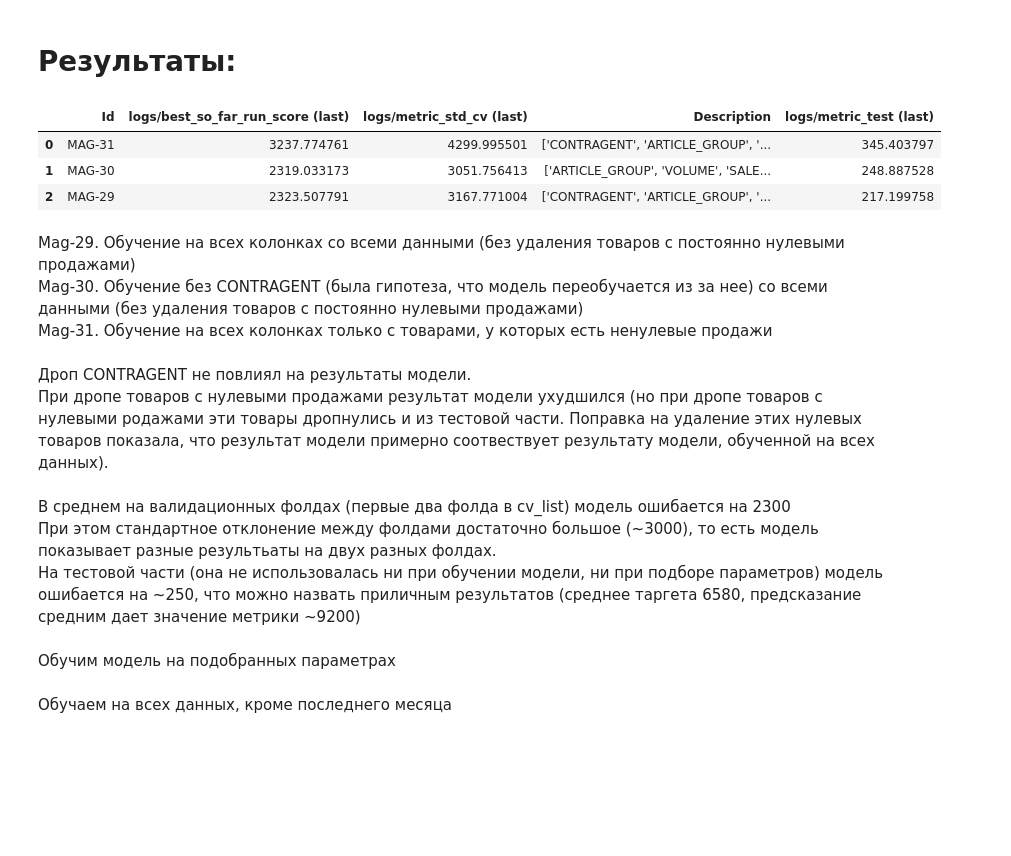
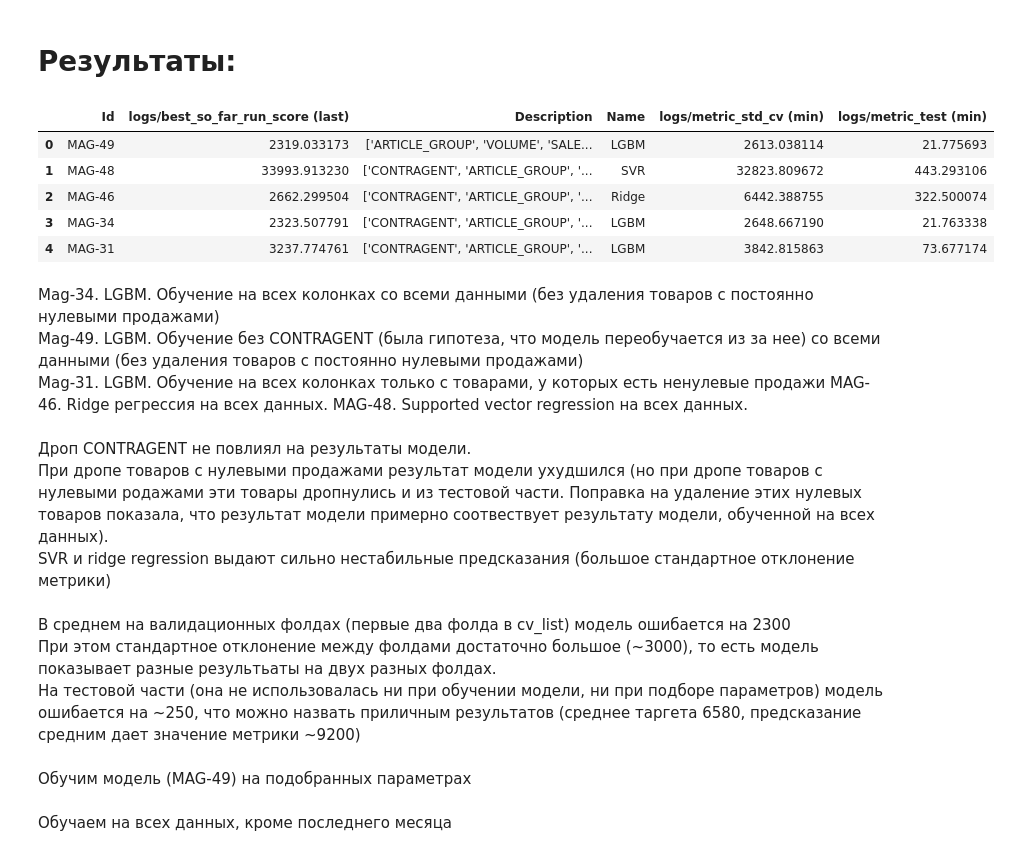
Before and after one commit to Iliaavilov/magnit_test, a Jupyter notebook: Regression_task.ipynb, the cells around one changed output. Cells and saved outputs as stored; diff of their text form; code cells hidden in the pictures; blank space fills up the shorter version.

Commit message:
Изменил результаты

```diff
--- a/Regression_task.ipynb
+++ b/Regression_task.ipynb
@@ -602,25 +618,30 @@ my_training.train(X = X,
 # %% [markdown]
 # Результаты:
 # %%
-pd.read_csv('lgbm_results.csv')
+pd.read_csv('results.csv')
 # %% [output]
-|  | Id | logs/best_so_far_run_score (last) | logs/metric_std_cv (last) | Description | logs/metric_test (last) |
-| 0 | MAG-31 | 3237.774761 | 4299.995501 | ['CONTRAGENT', 'ARTICLE_GROUP', '... | 345.403797 |
-| 1 | MAG-30 | 2319.033173 | 3051.756413 | ['ARTICLE_GROUP', 'VOLUME', 'SALE... | 248.887528 |
-| 2 | MAG-29 | 2323.507791 | 3167.771004 | ['CONTRAGENT', 'ARTICLE_GROUP', '... | 217.199758 |
+|  | Id | logs/best_so_far_run_score (last) | Description | Name | logs/metric_std_cv (min) | logs/metric_test (min) |
+| 0 | MAG-49 | 2319.033173 | ['ARTICLE_GROUP', 'VOLUME', 'SALE... | LGBM | 2613.038114 | 21.775693 |
+| 1 | MAG-48 | 33993.913230 | ['CONTRAGENT', 'ARTICLE_GROUP', '... | SVR | 32823.809672 | 443.293106 |
+| 2 | MAG-46 | 2662.299504 | ['CONTRAGENT', 'ARTICLE_GROUP', '... | Ridge | 6442.388755 | 322.500074 |
+| 3 | MAG-34 | 2323.507791 | ['CONTRAGENT', 'ARTICLE_GROUP', '... | LGBM | 2648.667190 | 21.763338 |
+| 4 | MAG-31 | 3237.774761 | ['CONTRAGENT', 'ARTICLE_GROUP', '... | LGBM | 3842.815863 | 73.677174 |
 # %% [markdown]
-Mag-29. Обучение на всех колонках со всеми данными (без удаления товаров с постоянно нулевыми продажами)\
-Mag-30. Обучение без CONTRAGENT (была гипотеза, что модель переобучается из за нее) со всеми данными (без удаления товаров с постоянно нулевыми продажами)\
-Mag-31. Обучение на всех колонках только с товарами, у которых есть ненулевые продажи
+Mag-34. LGBM. Обучение на всех колонках со всеми данными (без удаления товаров с постоянно нулевыми продажами)\
+Mag-49. LGBM. Обучение без CONTRAGENT (была гипотеза, что модель переобучается из за нее) со всеми данными (без удаления товаров с постоянно нулевыми продажами)\
+Mag-31. LGBM. Обучение на всех колонках только с товарами, у которых есть ненулевые продажи
+MAG-46. Ridge регрессия на всех данных.
+MAG-48. Supported vector regression на всех данных.
 # %% [markdown]
 Дроп CONTRAGENT не повлиял на результаты модели.\
-При дропе товаров с нулевыми продажами результат модели ухудшился (но при дропе товаров с нулевыми родажами эти товары дропнулись и из тестовой части. Поправка на удаление этих нулевых товаров показала, что результат модели примерно соотвествует результату модели, обученной на всех данных).
+При дропе товаров с нулевыми продажами результат модели ухудшился (но при дропе товаров с нулевыми родажами эти товары дропнулись и из тестовой части. Поправка на удаление этих нулевых товаров показала, что результат модели примерно соотвествует результату модели, обученной на всех данных). \
+SVR и ridge regression выдают сильно нестабильные предсказания (большое стандартное отклонение метрики)
 # %% [markdown]
 В среднем на валидационных фолдах (первые два фолда в cv_list) модель ошибается на 2300\
 При этом стандартное отклонение между фолдами достаточно большое (~3000), то есть модель показывает разные результьаты на двух разных фолдах.\
 На тестовой части (она не использовалась ни при обучении модели, ни при подборе параметров) модель ошибается на ~250, что можно назвать приличным результатов (среднее таргета 6580, предсказание средним дает значение метрики ~9200)
 # %% [markdown]
-Обучим модель на подобранных параметрах
+Обучим модель (MAG-49) на подобранных параметрах
 # %%
 params = {'objective': 'l1',
           'n_jobs': -1,
```
Also changed, not shown: parts of 14 cells of this notebook.
